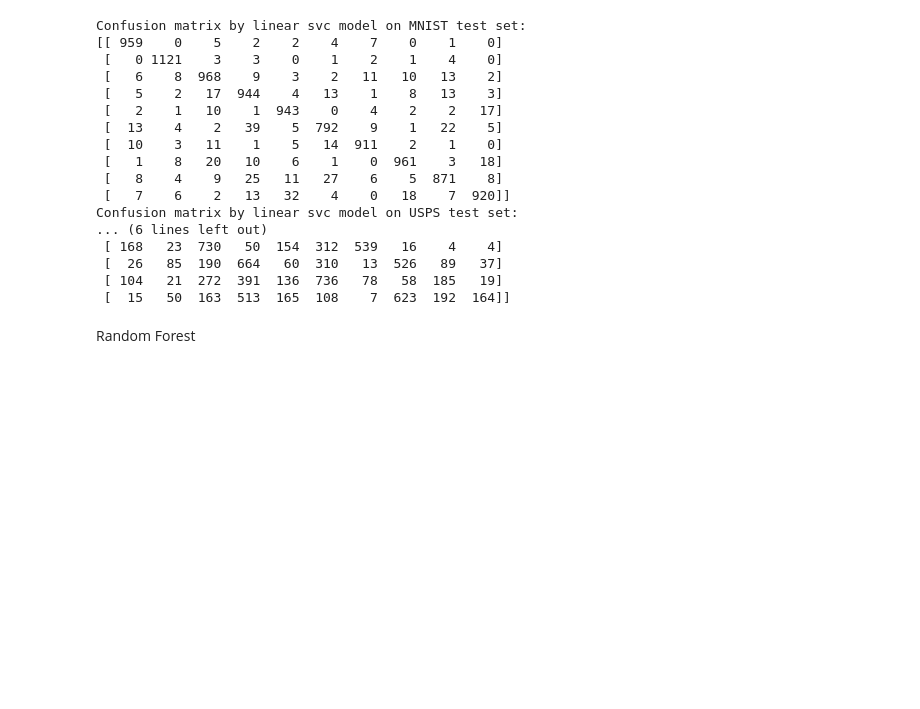
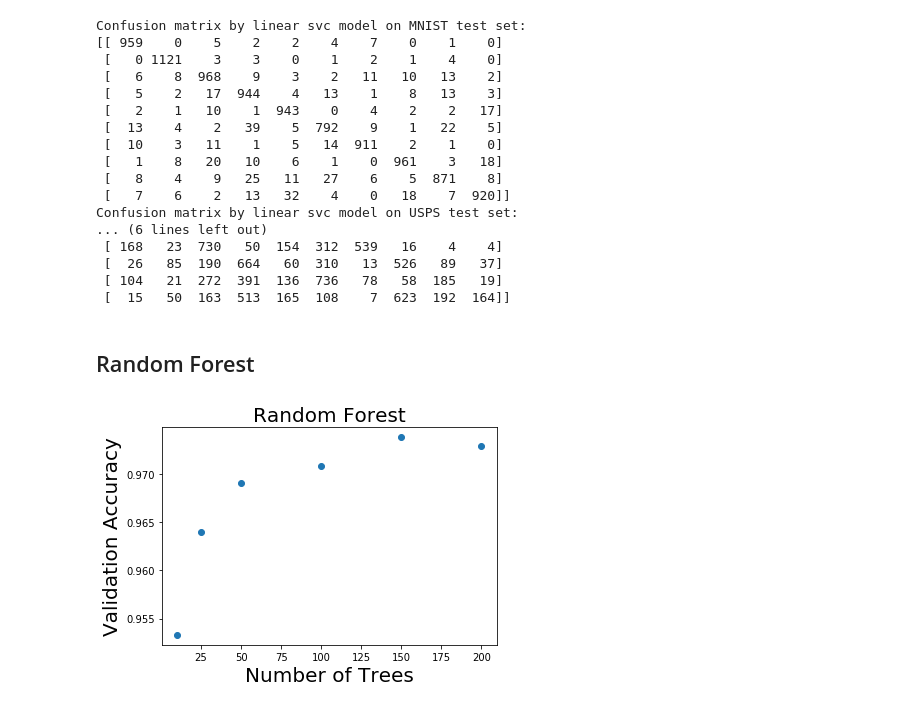
Before and after one commit to yiqichenshallwetalk/DigitClassifier, a Jupyter notebook: DigitClassifier.ipynb, the cells around one changed output. Cells and saved outputs as stored; diff of their text form; code cells hidden in the pictures; blank space fills up the shorter version.

```diff
--- a/DigitClassifier.ipynb
+++ b/DigitClassifier.ipynb
@@ -499,23 +538,27 @@ Confusion matrix by linear svc model on USPS test set:
 #    print (cf_svc_rbf2)
 #    print ('Confusion matrix by rbf svc model (gamma=auto) on USPS test set:')
 #    print (cf_usps_svc_rbf2)
-# %% [markdown]
-Random Forest
+# %% [markdown]
+## Random Forest
 # %%
-#    # Find the best number of trees to use
-#    n_trees = [10,25,50,100,150,200]
-#    acc_val_all = []
-#    for n in n_trees:
-#        rf = RandomForestClassifier(n_estimators=n)
-#        rf.fit(x_train,label_train)
-#        acc_val_rf = rf.score(x_val,label_val)
-#        acc_val_all.append(acc_val_rf)
-#    plt.figure()
-#    plt.plot(n_trees, acc_val_all,'o')
-#    plt.xlabel('Number of Trees', fontsize=20)
-#    plt.ylabel('Validation Accuracy', fontsize=20)
-#    plt.title(r'Random Forest', fontsize=20)
-#    n_trees_best = n_trees[np.argmax(acc_val_all)]
+# Find the best number of trees to use
+n_trees = [10,25,50,100,150,200]
+acc_val_all = []
+for n in n_trees:
+   rf = RandomForestClassifier(n_estimators=n)
+   rf.fit(x_train,label_train)
+   acc_val_rf = rf.score(x_val,label_val)
+   acc_val_all.append(acc_val_rf)
+plt.figure()
+plt.plot(n_trees, acc_val_all,'o')
+plt.xlabel('Number of Trees', fontsize=20)
+plt.ylabel('Validation Accuracy', fontsize=20)
+plt.title(r'Random Forest', fontsize=20)
+plt.show()
+
+n_trees_best = n_trees[np.argmax(acc_val_all)]
+# %% [output]
+[figure, added]
 # %%
 n_trees_best = 200
 
```
Also changed, not shown: parts of 40 cells of this notebook.
